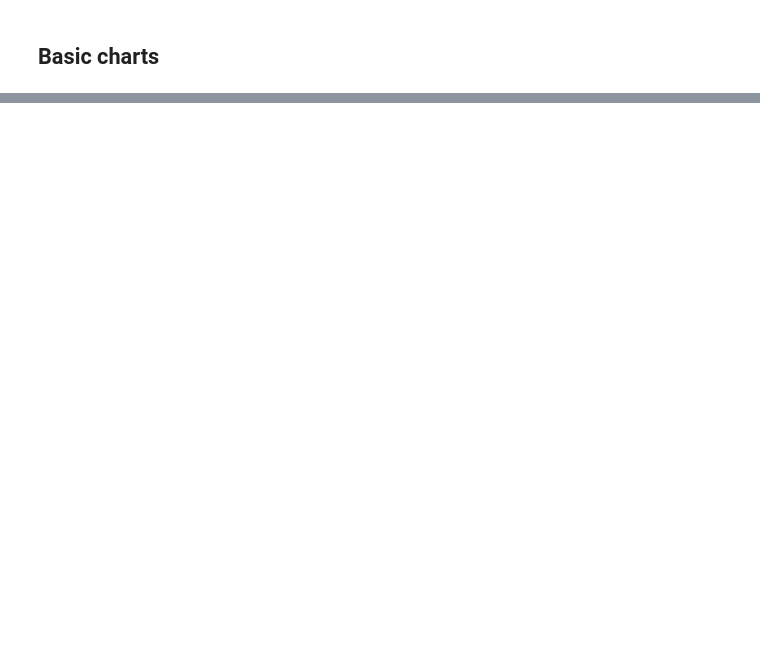
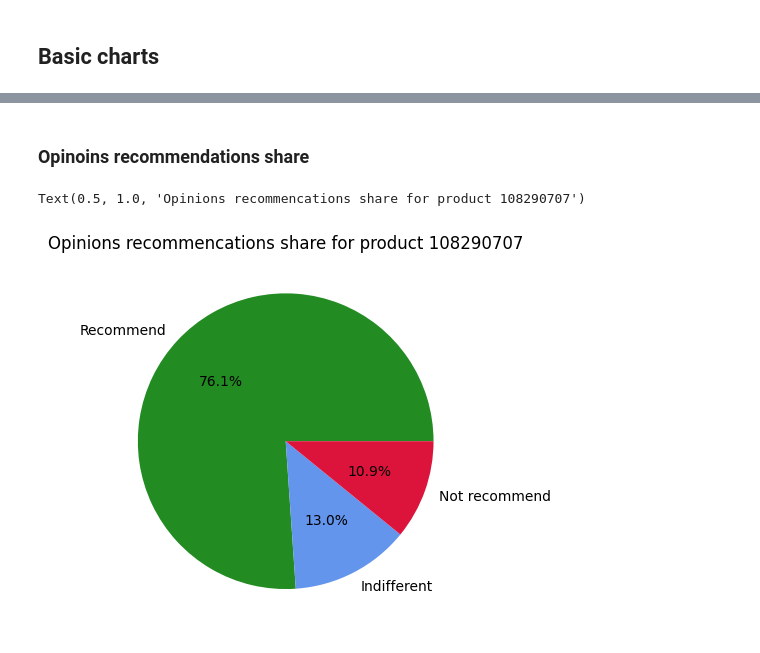
Before and after one commit to ammaw/CeneoScraperJP, a Jupyter notebook: analyzer.ipynb, the cells around one changed output, grey strips where cells are left out. Drawn from its saved outputs; the diff is of its cells as text; code cells hidden in the pictures; blank space fills up the shorter version.

```diff
--- a/analyzer.ipynb
+++ b/analyzer.ipynb
@@ -37,0 +62,15 @@ opinions
+# %% [markdown]
+### Opinoins recommendations share
+# %%
+recommendation_distribution  = opinions.recommendation.value_counts(dropna=False).reindex([1,np.nan,0])
+flg, ax = plt.subplots()
+recommendation_distribution.plot.pie(
+    autopct  = "%1.1f%%",
+    labels = ["Recommend", "Indifferent", "Not recommend"],
+    colors = ["forestgreen", "cornflowerblue", "crimson"],
+    label = ''
+)
+ax.set_title(f"Opinions recommencations share for product {product_id}")
+# %% [output]
+Text(0.5, 1.0, 'Opinions recommencations share for product 108290707')
+[figure, added]
```
Also changed, not shown: parts of 10 cells of this notebook, 1 other file.
